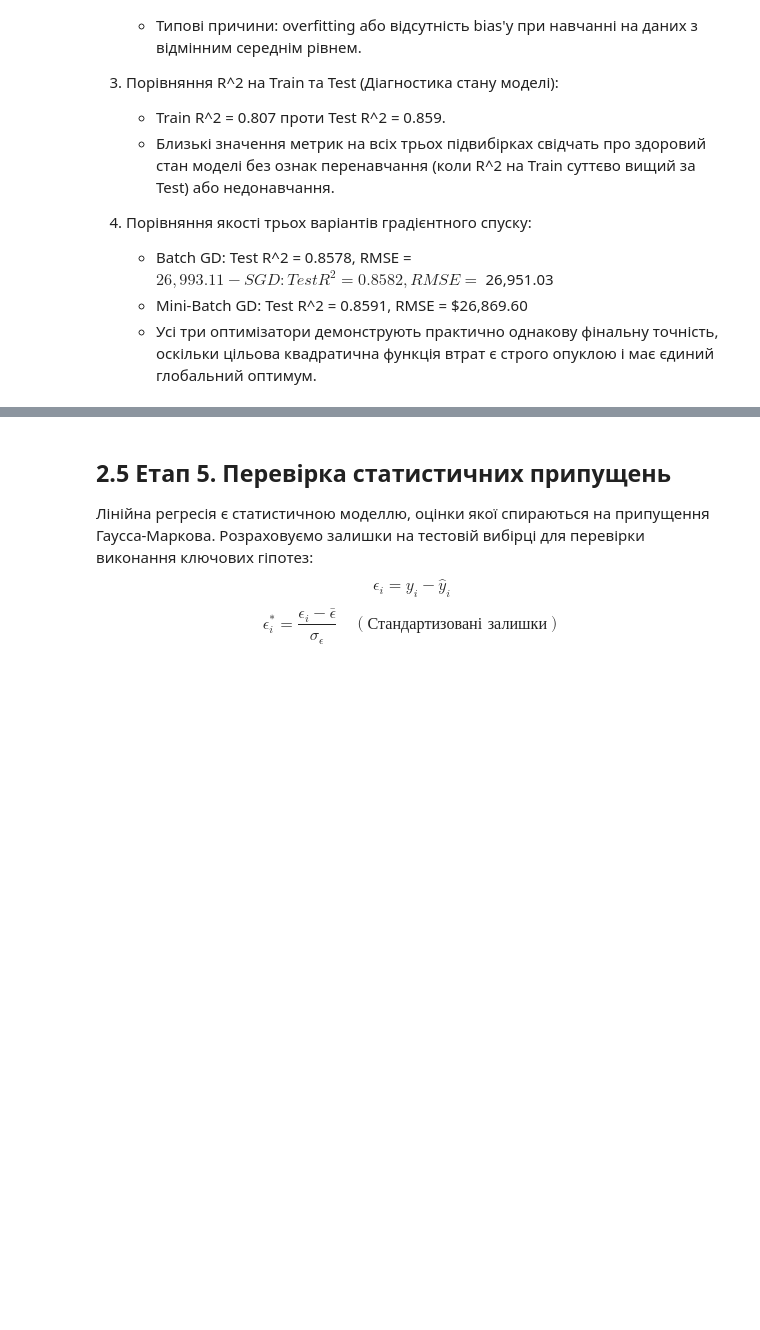
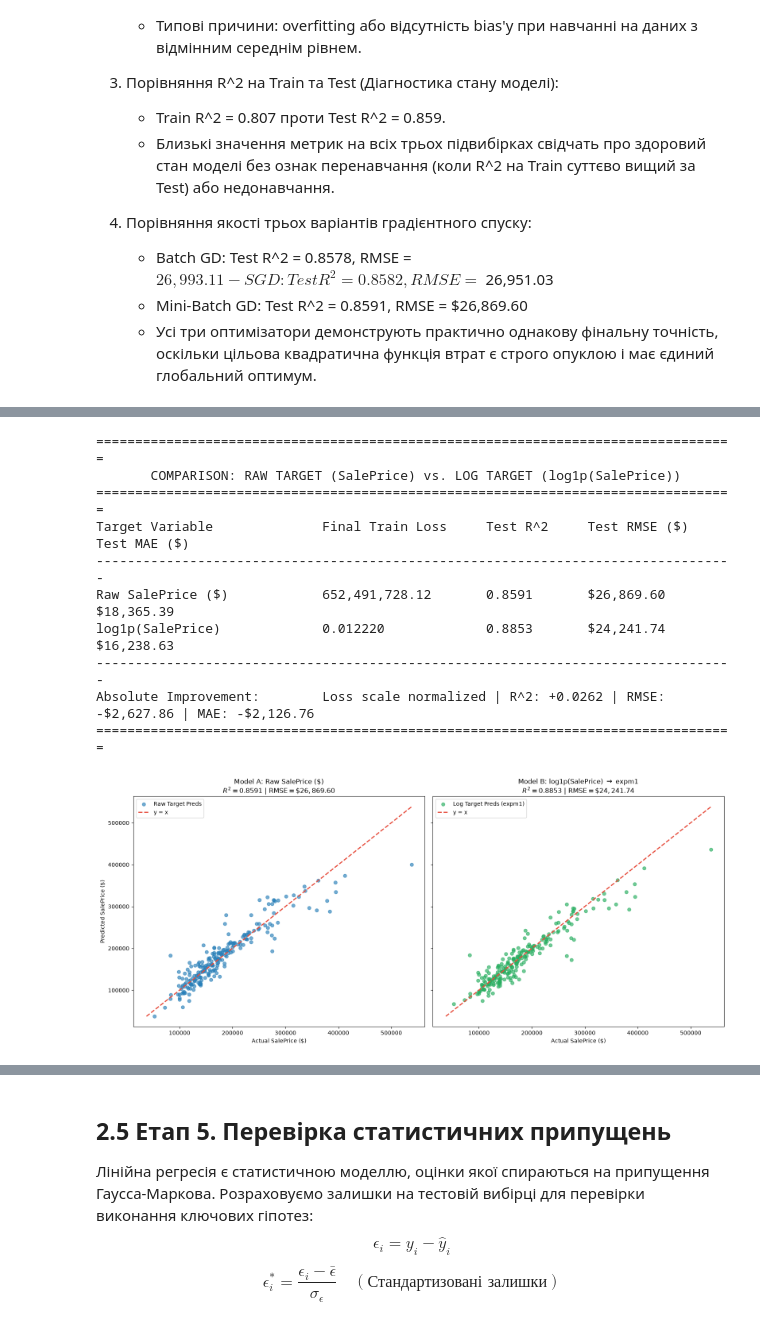
Before and after one commit to yur4uwe/machine-learning, a Jupyter notebook: 1-linear-regression/main.ipynb, the cells around one changed output, grey strips where cells are left out. Saved outputs shown, nothing was run; the diff lists cells and outputs as text; code cells hidden in the pictures; blank space fills up the shorter version.

Commit message:
add comparison for raw and log target variable

```diff
--- a/1-linear-regression/main.ipynb
+++ b/1-linear-regression/main.ipynb
@@ -1020,0 +1034,73 @@ plt.show()
+# %%
+# 1. Логарифмування цільової змінної для Train, Val, Test
+y_train_log = np.log1p(y_train)
+y_val_log = np.log1p(y_val)
+y_test_log = np.log1p(y_test)
+
+# 2. Навчання моделі Mini-Batch GD на log-цілі (B = 64, lr = 0.01)
+model_mbgd_log = LRModel(lr=0.01, weight_vector=np.zeros(num_features), bias=0.0)
+history_mbgd_log = model_mbgd_log.train(
+    X_train,
+    y_train_log,
+    epochs=epochs,
+    sampler=MiniBatchGDSampler(batch_size=64, random_seed=42),
+)
+
+# 3. Отримання прогнозів у log-шкалі та їхнє зворотне перетворення в долари
+y_test_pred_log_space = model_mbgd_log.predict(X_test)
+y_test_pred_dollars_from_log = np.expm1(y_test_pred_log_space)
+
+# 4. Обчислення метрик у доларах для обох підходів
+r2_raw_test = r2_score(y_test, y_test_pred_mbgd)
+rmse_raw_test = rmse_score(y_test, y_test_pred_mbgd)
+mae_raw_test = mae_score(y_test, y_test_pred_mbgd)
+
+r2_log_test = r2_score(y_test, y_test_pred_dollars_from_log)
+rmse_log_test = rmse_score(y_test, y_test_pred_dollars_from_log)
+mae_log_test = mae_score(y_test, y_test_pred_dollars_from_log)
+
+# Таблиця порівняння
+print("=" * 82)
+print("       COMPARISON: RAW TARGET (SalePrice) vs. LOG TARGET (log1p(SalePrice))")
+print("=" * 82)
+print(f"{'Target Variable':<28} {'Final Train Loss':<20} {'Test R^2':<12} {'Test RMSE ($)':<16} {'Test MAE ($)':<14}")
+print("-" * 82)
+print(f"{'Raw SalePrice ($)':<28} {history_mbgd[-1]:<20,.2f} {r2_raw_test:<12.4f} ${rmse_raw_test:<15,.2f} ${mae_raw_test:<13,.2f}")
+print(f"{'log1p(SalePrice)':<28} {history_mbgd_log[-1]:<20.6f} {r2_log_test:<12.4f} ${rmse_log_test:<15,.2f} ${mae_log_test:<13,.2f}")
+print("-" * 82)
+print(f"Absolute Improvement:        Loss scale normalized | R^2: {r2_log_test - r2_raw_test:+.4f} | RMSE: -${rmse_raw_test - rmse_log_test:,.2f} | MAE: -${mae_raw_test - mae_log_test:,.2f}")
+print("=" * 82)
+
+# 5. Порівняльний Parity Plot (Фактичні vs. Прогнозовані ціни у доларах)
+fig, axes = plt.subplots(1, 2, figsize=(16, 7), sharey=True)
+
+# Графік 1: Raw Target
+axes[0].scatter(y_test, y_test_pred_mbgd, color="#2980b9", alpha=0.65, label="Raw Target Preds")
+axes[0].plot([min_val, max_val], [min_val, max_val], color="#e74c3c", linestyle="--", linewidth=2.0, label="y = x")
+axes[0].set_title(f"Model A: Raw SalePrice ($)\n$R^2 = {r2_raw_test:.4f}$ | $\\text{{RMSE}} = \\${rmse_raw_test:,.2f}$")
+axes[0].set_xlabel("Actual SalePrice ($)")
+axes[0].set_ylabel("Predicted SalePrice ($)")
+axes[0].legend(frameon=True, facecolor="white")
+
+# Графік 2: Log-Transformed Target
+axes[1].scatter(y_test, y_test_pred_dollars_from_log, color="#27ae60", alpha=0.65, label="Log Target Preds (expm1)")
+axes[1].plot([min_val, max_val], [min_val, max_val], color="#e74c3c", linestyle="--", linewidth=2.0, label="y = x")
+axes[1].set_title(f"Model B: log1p(SalePrice) $\\rightarrow$ expm1\n$R^2 = {r2_log_test:.4f}$ | $\\text{{RMSE}} = \\${rmse_log_test:,.2f}$")
+axes[1].set_xlabel("Actual SalePrice ($)")
+axes[1].legend(frameon=True, facecolor="white")
+
+plt.tight_layout()
+plt.savefig(os.path.join(plots_dir, "comparison_raw_vs_log_parity.png"), dpi=300)
+plt.show()
+# %% [output]
+==================================================================================
+       COMPARISON: RAW TARGET (SalePrice) vs. LOG TARGET (log1p(SalePrice))
+==================================================================================
+Target Variable              Final Train Loss     Test R^2     Test RMSE ($)    Test MAE ($)
+----------------------------------------------------------------------------------
+Raw SalePrice ($)            652,491,728.12       0.8591       $26,869.60       $18,365.39
+log1p(SalePrice)             0.012220             0.8853       $24,241.74       $16,238.63
+----------------------------------------------------------------------------------
+Absolute Improvement:        Loss scale normalized | R^2: +0.0262 | RMSE: -$2,627.86 | MAE: -$2,126.76
+==================================================================================
+[figure, added]
```
Also changed, not shown: parts of 2 cells of this notebook, 1 other file.
